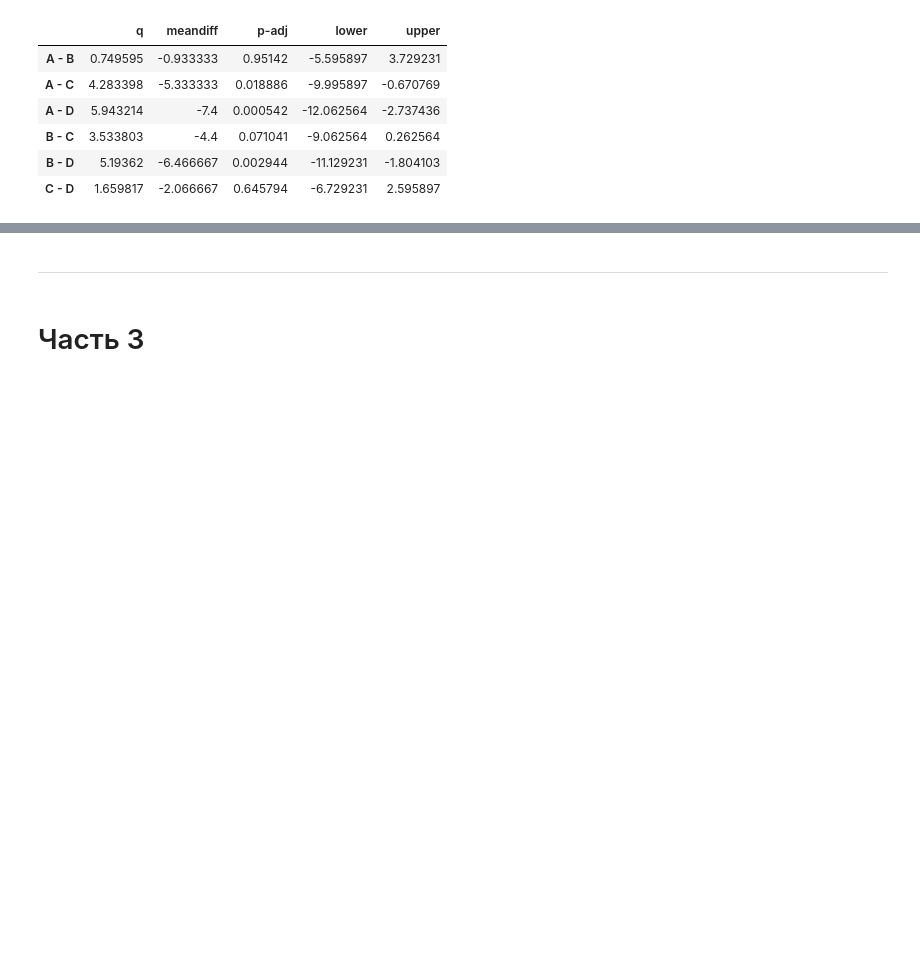
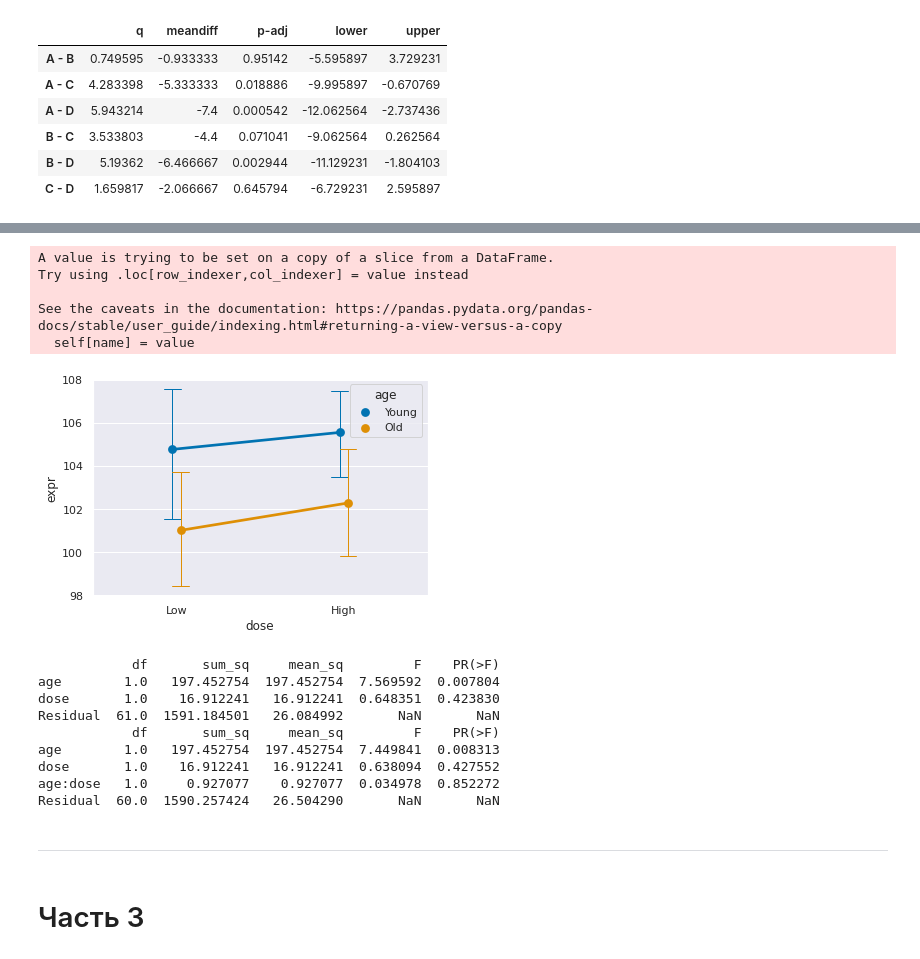
Before and after one commit to betelgeus/fundamentals_of_statistics_notes, a Jupyter notebook: Stepik_fundamentals_of_statistics_notes.ipynb, the cells around one changed output, grey strips where cells are left out. Saved outputs shown, nothing was run; the diff lists cells and outputs as text; code cells hidden in the pictures; blank space fills up the shorter version.

```diff
--- a/Stepik_fundamentals_of_statistics_notes.ipynb
+++ b/Stepik_fundamentals_of_statistics_notes.ipynb
@@ -1348,3 +1360,60 @@ df.T
+# %%
+# Full version: https://github.com/betelgeus/fundamentals_of_statistics_notes/blob/2da3cc9d8a3c5ed5afcc48114d13f242c1c69f8a/Two_factor_dispersion.py
+import pandas as pd
+import numpy as np
+import matplotlib.pyplot as plt
+import scipy.stats as stats
+import seaborn as sns
+import statsmodels.api as sm
+from statsmodels.formula.api import ols
+
+url = 'https://raw.githubusercontent.com/betelgeus/fundamentals_of_statistics_notes/main/data/atherosclerosis.csv'
+df = pd.read_csv(url, header=None, sep=',')
+
+df.columns = df.iloc[0]
+df_cleaned = df.iloc[pd.RangeIndex(len(df)).drop(0)]
+df_cleaned.expr = pd.to_numeric(df_cleaned['expr'], errors='coerce')
+for i in range(len(df_cleaned)):
+    if df_cleaned.iat[i, 1] == '1':
+        df_cleaned.iat[i, 1] = 'Young'
+        if df_cleaned.iat[i, 2] == 'D1':
+            df_cleaned.iat[i, 2] = 'Low'
+        elif df_cleaned.iat[i, 2] == 'D2':
+            df_cleaned.iat[i, 2] = 'High'
+    elif df_cleaned.iat[i, 1] == '2':
+        df_cleaned.iat[i, 1] = 'Old'
+        if df_cleaned.iat[i, 2] == 'D1':
+            df_cleaned.iat[i, 2] = 'Low'
+        elif df_cleaned.iat[i, 2] == 'D2':
+            df_cleaned.iat[i, 2] = 'High'
+
+sns.set()
+sns.pointplot(data=df_cleaned, x='dose', y='expr', hue='age', dodge=True, capsize=.1, errwidth=1, palette='colorblind')
+plt.show()
+
+expr_lm = ols('expr ~ age+dose', data=df_cleaned).fit()
+table_1 = sm.stats.anova_lm(expr_lm, type=2)
+print(table_1)
+
+expr_lm = ols('expr ~ age*dose', data=df_cleaned).fit()
+table_2 = sm.stats.anova_lm(expr_lm, type=2)
+print(table_2)
+# %% [output]
+A value is trying to be set on a copy of a slice from a DataFrame.
+Try using .loc[row_indexer,col_indexer] = value instead
+
+See the caveats in the documentation: https://pandas.pydata.org/pandas-docs/stable/user_guide/indexing.html#returning-a-view-versus-a-copy
+  self[name] = value
+[figure, added]
+            df       sum_sq     mean_sq         F    PR(>F)
+age        1.0   197.452754  197.452754  7.569592  0.007804
+dose       1.0    16.912241   16.912241  0.648351  0.423830
+Residual  61.0  1591.184501   26.084992       NaN       NaN
+            df       sum_sq     mean_sq         F    PR(>F)
+age        1.0   197.452754  197.452754  7.449841  0.008313
+dose       1.0    16.912241   16.912241  0.638094  0.427552
+age:dose   1.0     0.927077    0.927077  0.034978  0.852272
+Residual  60.0  1590.257424   26.504290       NaN       NaN
 # %% [markdown]
 <hr>
 # %% [markdown]
```
Also changed, not shown: parts of 2 cells of this notebook.
